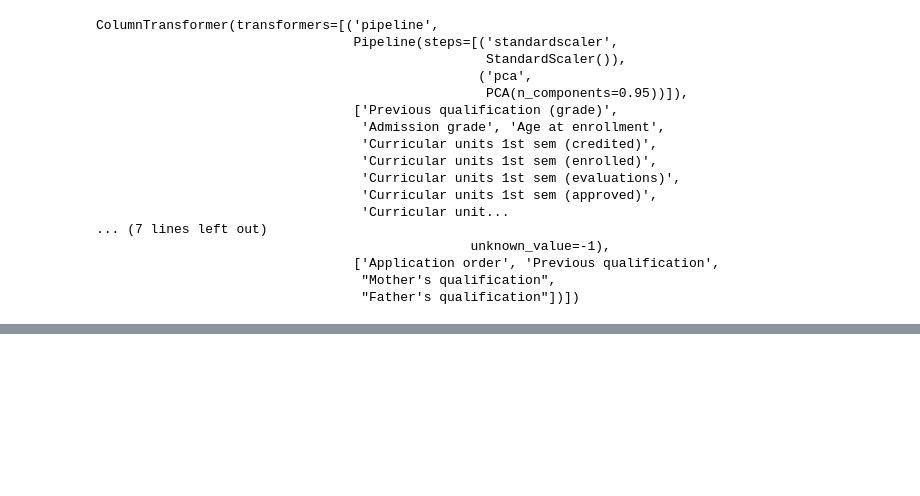
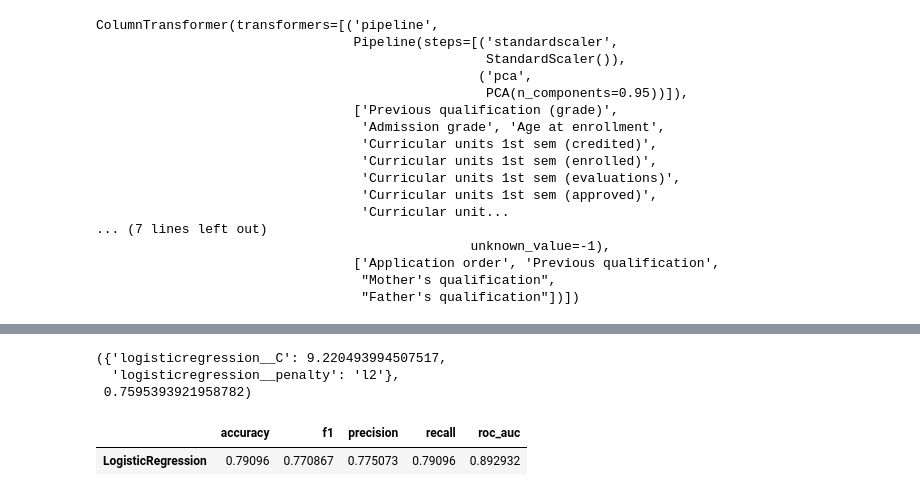
Before and after one commit to hchqin/Student_Success_Predict_Group15_Fork, a Jupyter notebook: src/data_analysis_optimization.ipynb, the cells around one changed output, grey strips where cells are left out. Cells and saved outputs as stored; diff of their text form; code cells hidden in the pictures; blank space fills up the shorter version.

```diff
--- a/src/data_analysis_optimization.ipynb
+++ b/src/data_analysis_optimization.ipynb
@@ -450,0 +469,41 @@ ColumnTransformer(transformers=[('pipeline',
+# %%
+param_dist_lr = {
+    'logisticregression__C': uniform(0.01, 100.0),
+    'logisticregression__penalty': ['l2', 'l1'],
+}
+
+
+lr_pipe_pca = make_pipeline(preprocessor_pca, LogisticRegression(max_iter=2000, random_state=123, solver='liblinear', multi_class="ovr"))
+
+
+lr_random_search_pca = RandomizedSearchCV(
+    lr_pipe_pca, param_dist_lr, n_iter=100, n_jobs=-1, cv=5, random_state=123
+)
+
+
+lr_random_search_pca.fit(X_train, y_train)
+
+
+best_params_lr_pca = lr_random_search_pca.best_params_
+best_score_lr_pca = lr_random_search_pca.best_score_
+
+best_params_lr_pca, best_score_lr_pca
+# %% [output]
+({'logisticregression__C': 9.220493994507517,
+  'logisticregression__penalty': 'l2'},
+ 0.7595393921958782)
+# %%
+
+models = {
+    "LogisticRegression": lr_random_search_pca.best_estimator_
+}
+
+
+test_results_pca = {model_name: evaluate_model(model, X_test, y_test) for model_name, model in models.items()}
+
+
+test_results_df_pca = pd.DataFrame(test_results_pca).T
+test_results_df_pca
+# %% [output]
+|  | accuracy | f1 | precision | recall | roc_auc |
+| LogisticRegression | 0.79096 | 0.770867 | 0.775073 | 0.79096 | 0.892932 |
```
Also changed, not shown: parts of 2 cells of this notebook.
